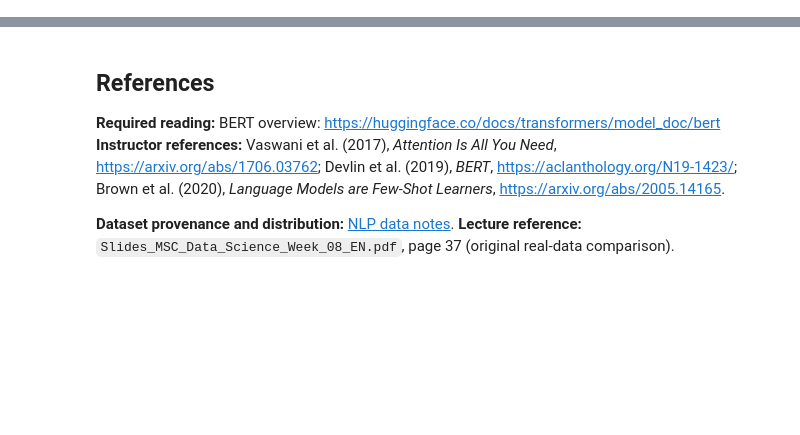
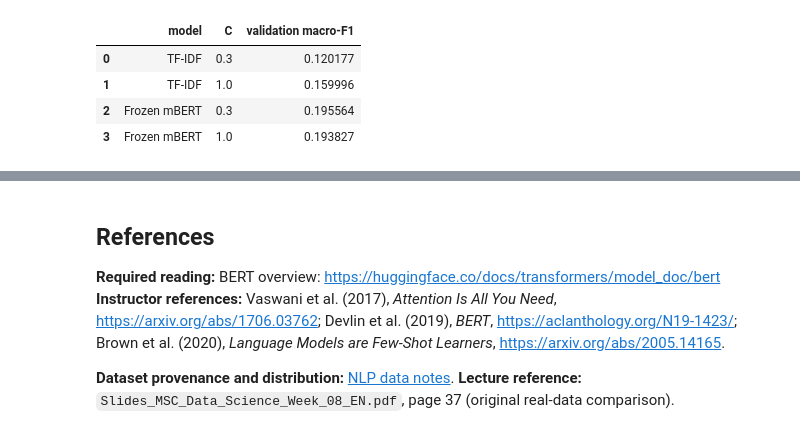
Before and after one commit to ismet0815/python_machine_learning_basics, a Jupyter notebook: 09_NLP_Transformers/HS2026/lecture2/transformers_exercise.ipynb, the cells around one changed output, grey strips where cells are left out. Cells and saved outputs as stored; diff of their text form; code cells hidden in the pictures; blank space fills up the shorter version.

```diff
--- a/09_NLP_Transformers/HS2026/lecture2/transformers_exercise.ipynb
+++ b/09_NLP_Transformers/HS2026/lecture2/transformers_exercise.ipynb
@@ -182,7 +211,7 @@ def encode_ads(texts):
             raise ValueError('An ad has no content tokens after tokenization.')
         with torch.inference_mode():
             hidden = encoder.base_model(**batch).last_hidden_state
-            pooled = None  # TODO: masked mean over token positions
+            pooled = (hidden * content).sum(dim=1) / content.sum(dim=1)  # TODO: masked mean over token positions
         rows.append(pooled.cpu().numpy())
         retained.extend(tokenizer.batch_decode(batch['input_ids'], skip_special_tokens=True))
         if start % 160 == 0:
@@ -217,21 +279,28 @@ The loop compares C=0.3 and C=1 using validation macro-F1; choose the smaller C
 # %%
 representations = {'TF-IDF': lexical, 'Frozen mBERT': vectors}
 chosen = {}
 validation_rows = []
 for name, matrices in representations.items():
     candidates = []
     for regularization in [0.3, 1.0]:
-        classifier = None  # TODO: balanced logistic regression with the current C
+        classifier = LogisticRegression(C=regularization, class_weight='balanced',
+                                        max_iter=2000, random_state=SEED)  # TODO: balanced logistic regression with the current C
         model = (make_pipeline(StandardScaler(), classifier)
                  if name == 'Frozen mBERT' else classifier)
         model.fit(matrices['train'], y_train)
         result, _, _ = evaluate_suggestions(
             y_validation, model.predict_proba(matrices['validation']),
             model.classes_, coverage[name]['validation'])
         candidates.append((result['macro-F1'], regularization, model))
         validation_rows.append({'model': name, 'C': regularization,
                                 'validation macro-F1': result['macro-F1']})
     candidates.sort(key=lambda item: (-item[0], item[1]))
     chosen[name] = candidates[0][2]
 display(pd.DataFrame(validation_rows))
+# %% [output]
+|  | model | C | validation macro-F1 |
+| 0 | TF-IDF | 0.3 | 0.120177 |
+| 1 | TF-IDF | 1.0 | 0.159996 |
+| 2 | Frozen mBERT | 0.3 | 0.195564 |
+| 3 | Frozen mBERT | 1.0 | 0.193827 |
 # %% [markdown]
```
Also changed, not shown: parts of 23 cells of this notebook, 11 other files.
